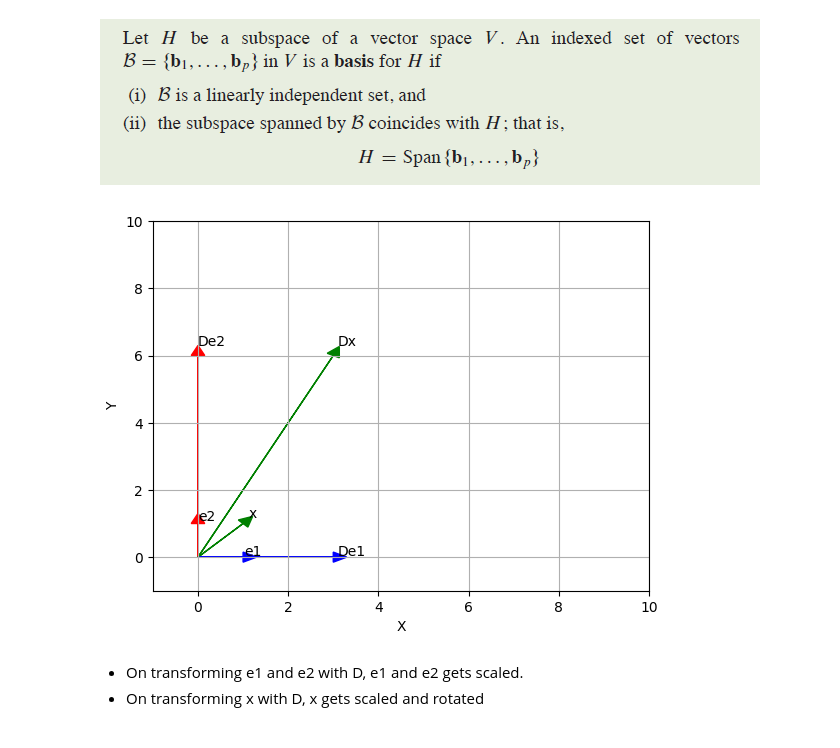
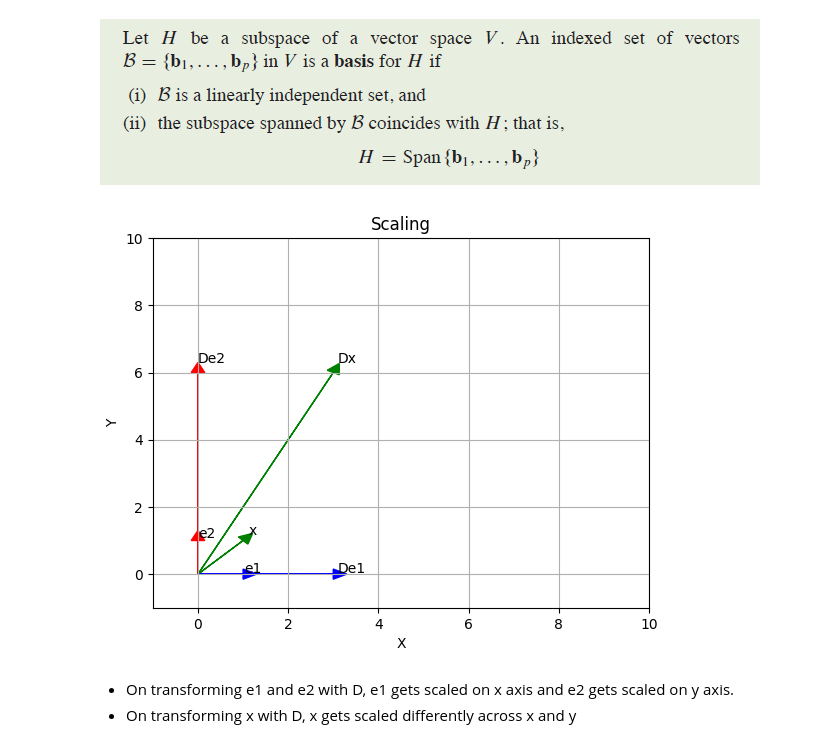
Before and after one commit to KayalvizhiT513/Eigen-Values-and-Vectors, a Jupyter notebook: Diagonalization_Notebook4.ipynb, the cells around one changed output. Saved outputs shown, nothing was run; the diff lists cells and outputs as text; code cells hidden in the pictures.

Commit message:
scaling vs rotation

```diff
--- a/Diagonalization_Notebook4.ipynb
+++ b/Diagonalization_Notebook4.ipynb
@@ -37,7 +37,7 @@ def matrix_mul(A, B):
         result.append(sum)
     return result
 # %%
-def plot_graph(end1, end2, end3, end4, end5, end6):
+def plot_graph(end1, end2, end3, end4, end5, end6, title, lim1, lim2):
     # Define starting and ending points for arrows
     start1 = start2 = start3 = start4 = start5 = start6 = (0, 0)
 
@@ -61,10 +61,13 @@ def plot_graph(end1, end2, end3, end4, end5, end6):
     ax.annotate('Dx', xy=(end6[0], end6[1]), xytext=(end6[0], end6[1]+1), textcoords='offset points')
 
     # Set limits and labels
-    ax.set_xlim(-1, 10)
-    ax.set_ylim(-1, 10)
+    #ax.set_xlim(-1, 10)
+    #ax.set_ylim(-1, 10)
+    ax.set_xlim(lim1, lim2)
+    ax.set_ylim(lim1, lim2)
     ax.set_xlabel('X')
     ax.set_ylabel('Y')
+    ax.set_title(title)
 
     # Show plot
     plt.grid()
@@ -72,15 +75,15 @@ def plot_graph(end1, end2, end3, end4, end5, end6):
 # %%
 D = [[3, 0],[0, 6]]
 e1 = [1, 0]
 e2 = [0, 1]
 x = [1, 1]
 De1 = matrix_mul(D, e1)
 De2 = matrix_mul(D, e2)
 Dx = matrix_mul(D, x)
 
-plot_graph(e1, e2, x, De1, De2, Dx)
+plot_graph(e1, e2, x, De1, De2, Dx, "Scaling", -1, 10)
 # %% [output]
-[figure, old version]
+[figure, new version]
 # %% [markdown]
-* On transforming e1 and e2 with D, e1 and e2 gets scaled.<br>
-* On transforming x with D, x gets scaled and rotated
+* On transforming e1 and e2 with D, e1 gets scaled on x axis and e2 gets scaled on y axis.<br>
+* On transforming x with D, x gets scaled differently across x and y
```
Also changed, not shown: parts of 3 cells of this notebook.
